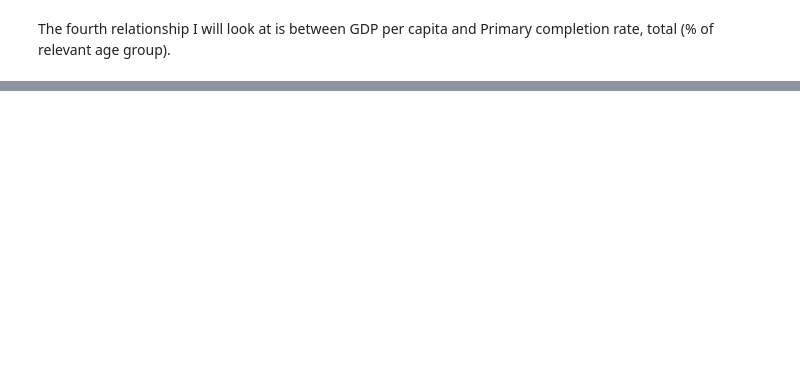
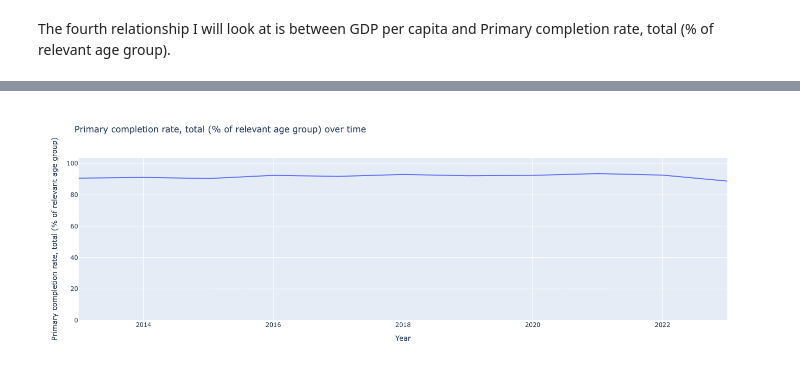
Before and after one commit to Josefinades/Project3, a Jupyter notebook: project_3.ipynb, the cells around one changed output, grey strips where cells are left out. Cells and saved outputs as stored; diff of their text form; code cells hidden in the pictures; blank space fills up the shorter version.

```diff
--- a/project_3.ipynb
+++ b/project_3.ipynb
@@ -617,2 +642,20 @@ scatterplot_gdp_literacy.show()
 # %% [markdown]
 The fourth relationship I will look at is between GDP per capita and Primary completion rate, total (% of relevant age group).
+# %%
+indicator_name = "Primary completion rate, total (% of relevant age group)"
+
+def indicator_df(df, indicator_name):
+    new_df = df[df['Series Name'] == indicator_name]
+    new_df = new_df[['Country Name', 'Country Code','2013','2014',
+       '2015', '2016', '2017', '2018', '2019', '2020', '2021', '2022', '2023']]
+    new_df = pd.melt(
+        new_df,
+        id_vars = ["Country Name", "Country Code"],
+        var_name = "Year",
+        value_name = indicator_name,
+    )
+    new_df["Year"] = new_df["Year"].astype(int)
+    return new_df
+
+primarycomp_df = indicator_df(wb_df, indicator_name)
+primarycomp_df
@@ -618,0 +676,19 @@ The fourth relationship I will look at is between GDP per capita and Primary com
+# %%
+primarycomp_avg = primarycomp_df.groupby("Year")["Primary completion rate, total (% of relevant age group)"].mean().to_frame(name="Primary completion rate, total (% of relevant age group)").reset_index()
+primarycomp_avg
+
+fig1 = px.line(
+    primarycomp_avg,
+    x="Year",
+    y= "Primary completion rate, total (% of relevant age group)",
+    title="Primary completion rate, total (% of relevant age group) over time",
+    width=900,
+    height=500)
+
+fig1.update_layout(
+    yaxis=dict(range=[0, primarycomp_avg["Primary completion rate, total (% of relevant age group)"].max() + 10])
+)
+
+fig1
+# %% [output]
+[figure, added]
```
Also changed, not shown: parts of 27 cells of this notebook, 9 other files.
